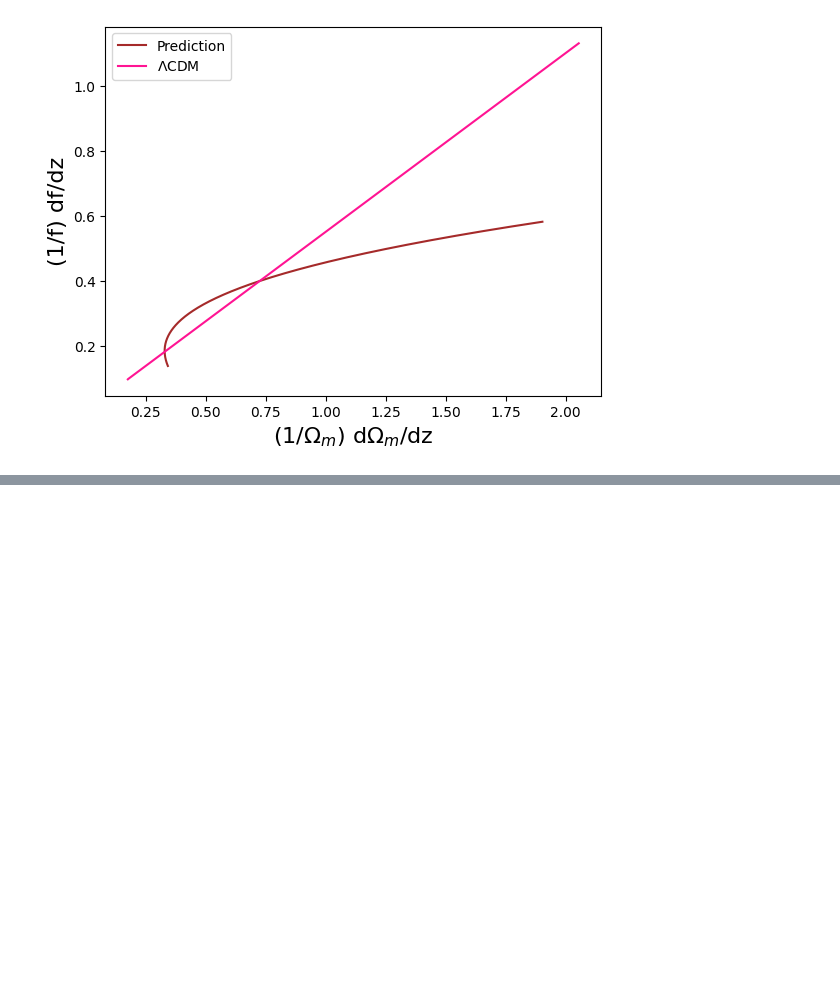
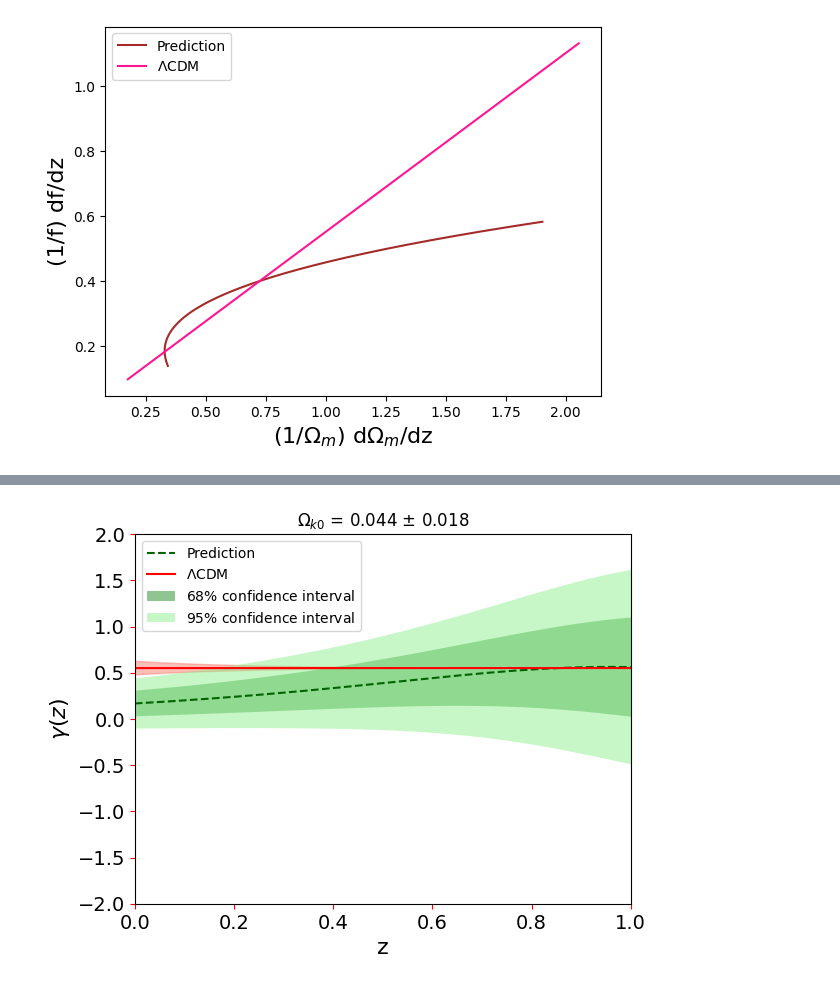
Before and after one commit to fernanda0402/Doutorado, a Jupyter notebook: Gaussian_Process_H(z).ipynb, the cells around one changed output, grey strips where cells are left out. Saved outputs shown, nothing was run; the diff lists cells and outputs as text; code cells hidden in the pictures; blank space fills up the shorter version.

```diff
--- a/Gaussian_Process_H(z).ipynb
+++ b/Gaussian_Process_H(z).ipynb
@@ -520,0 +548,59 @@ plt.show()
+# %%
+# reconstrução de f'/f
+df_f = np.genfromtxt('/content/drive/MyDrive/Doutorado/df_f_recon.dat', delimiter='\t')
+
+dff = df_f[:, 1]
+
+edff = df_f[:, 2]
+
+# reconstrução de Om'/Om
+dOm_Om = (3/(1+z_dhz)) - (2*dh_h)   #dh_h vem da reconstrução dos dados
+
+eOm = np.sqrt( (2*sigma_H)**2 )
+
+
+# gamma LCDM
+gamma_lcdm = derivada_flinder / dOmega_new
+
+# erro de gamma do LCDM com relação a Om0
+Om0 = 0.315
+Ok0 = - 0.044
+sigOk0 = 0.018
+dg_Ok01 = ( gamma_lcdm*((1+z)**2)*(Om0*(z**3) + 3*Om0*(z**2) - 2) )/(3*(Om0*(z**3) + (z**2)*(3*Om0+Ok0) + z*(3*Om0+2*Ok0) + 1 ))
+dg_Ok02 = ( 3*gamma_lcdm*(Om0*(z**3) + 3*Om0*(z**2) - 2) )/( ((1+z)**2)*(( (3*Om0*(1+z) + 2*Ok0) )**2) )
+dg_Ok0 = dg_Ok01 - dg_Ok02
+sig_glcdm1 = (dg_Ok0)*sigOk0
+
+
+# gamma prediction
+
+gamma_pred = dff / dOm_Om
+
+sigma_g = np.sqrt( (edff / dOm_Om )**2 + ( ( (dff*eOm)/ ((dOm_Om)**2) ) )**2)
+
+# PLOTE
+
+fig, ax = plt.subplots()
+plt.ylim(-2,2)
+plt.xlim(0,1.0)
+plt.tick_params(labelsize=14, color='red')
+plt.plot(z_dhz, gamma_pred, color='darkgreen', label='Prediction', linestyle="--")
+plt.plot(z, gamma_lcdm, color='red', label='$\Lambda$CDM')
+ax.fill_between(z, gamma_lcdm - sig_glcdm1, gamma_lcdm + sig_glcdm1, alpha=0.5, color='salmon')
+plt.fill(np.concatenate([z_dhz, z_dhz[::-1]]),
+         np.concatenate([gamma_pred - 1.0000 * sigma_g,
+                        (gamma_pred + 1.0000 * sigma_g)[::-1]]),
+         alpha=.5, fc='forestgreen', ec='None', label='$68\%$ confidence interval')
+plt.fill(np.concatenate([z_dhz, z_dhz[::-1]]),
+         np.concatenate([gamma_pred - 1.9600 * sigma_g,
+                        (gamma_pred + 1.9600 * sigma_g)[::-1]]),
+         alpha=.5, fc='lightgreen', ec='None', label='$95\%$ confidence interval')
+
+# legenda, label e título
+plt.xlabel('z', fontsize=16)
+plt.ylabel('$\gamma(z)$', fontsize=16)
+plt.legend(loc='best')
+plt.title('$\Omega_{k0}$ = 0.044 $\pm$ 0.018')
+plt.show()
+# %% [output]
+[figure, added]
```
Also changed, not shown: parts of 4 cells of this notebook.
